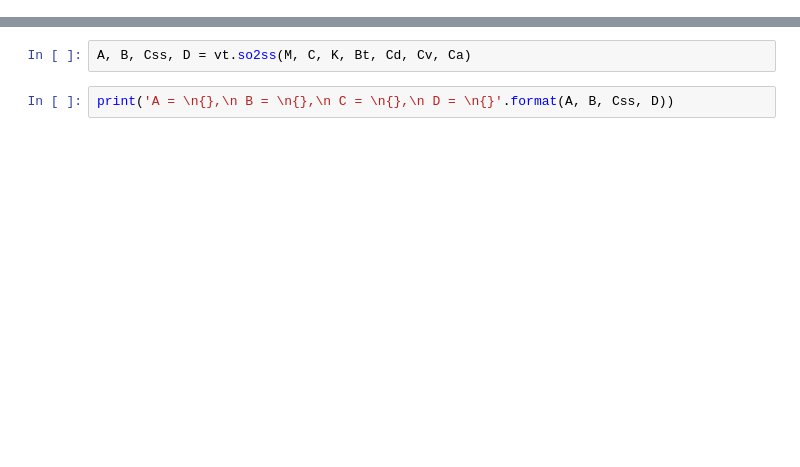
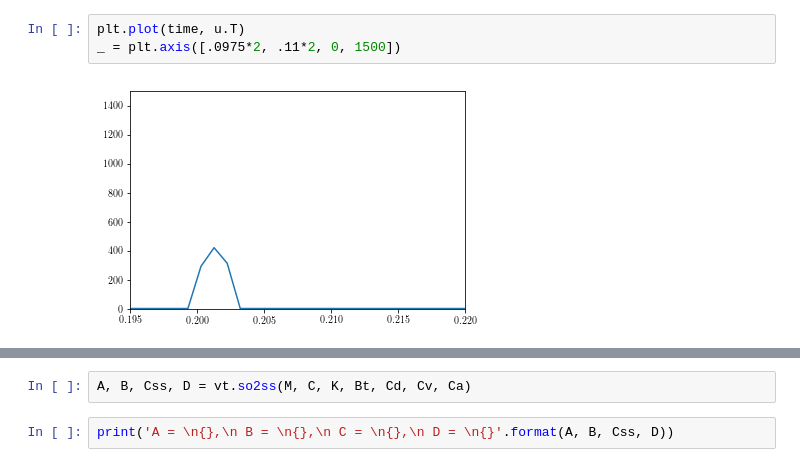
Before and after one commit to Vibration-Testing/vibrationtesting, a Jupyter notebook: JupyterNotebooks/Final_Solution_2017.ipynb, the cells around one changed output, grey strips where cells are left out. Cells and saved outputs as stored; diff of their text form; blank space fills up the shorter version.

```diff
--- a/JupyterNotebooks/Final_Solution_2017.ipynb
+++ b/JupyterNotebooks/Final_Solution_2017.ipynb
@@ -37,0 +79,5 @@ Bt = sp.array([[1],[0]])
+# %%
+plt.plot(time, u.T)
+_ = plt.axis([.0975*2, .11*2, 0, 1500])
+# %% [output]
+[figure, added]
```
Also changed, not shown: parts of 28 cells of this notebook.
